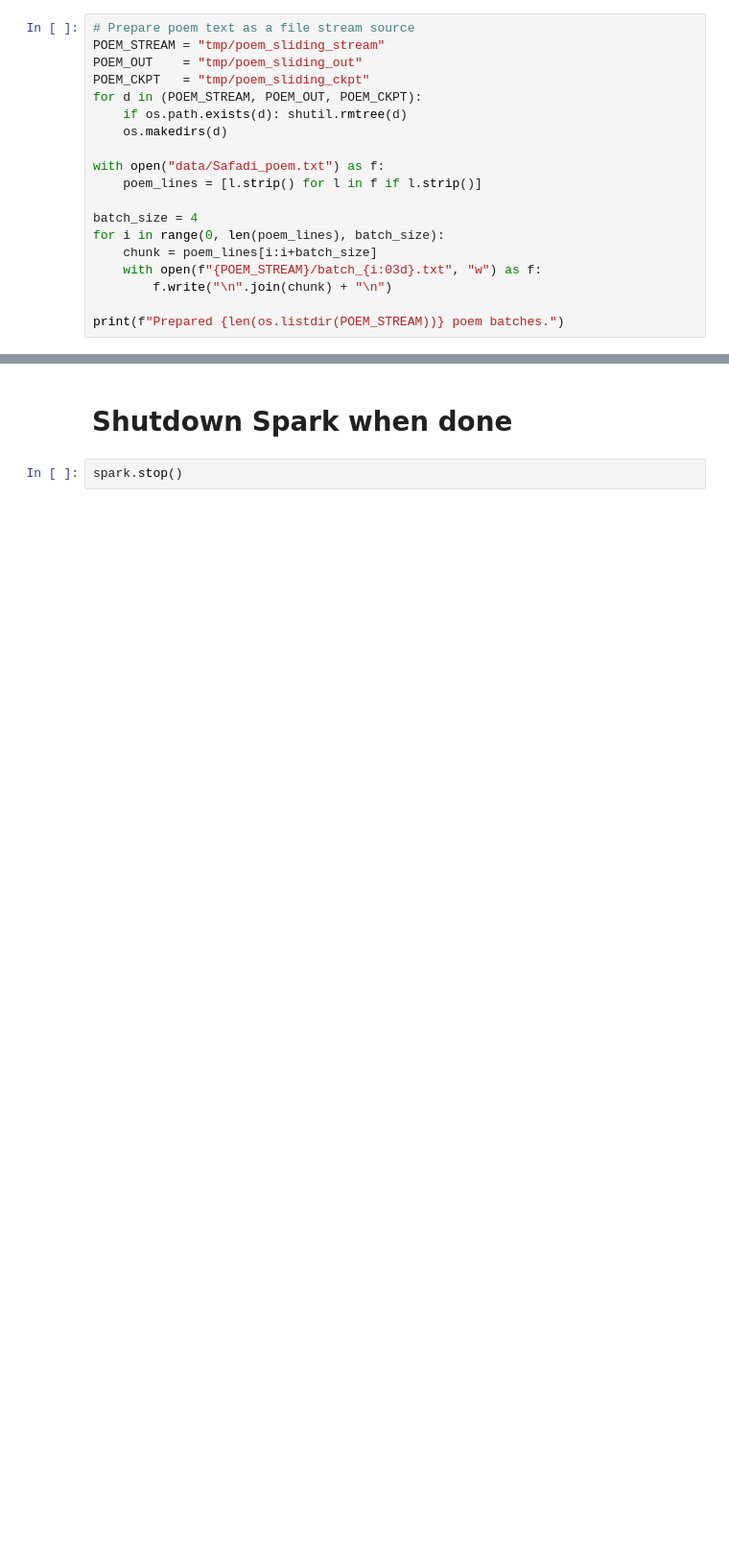
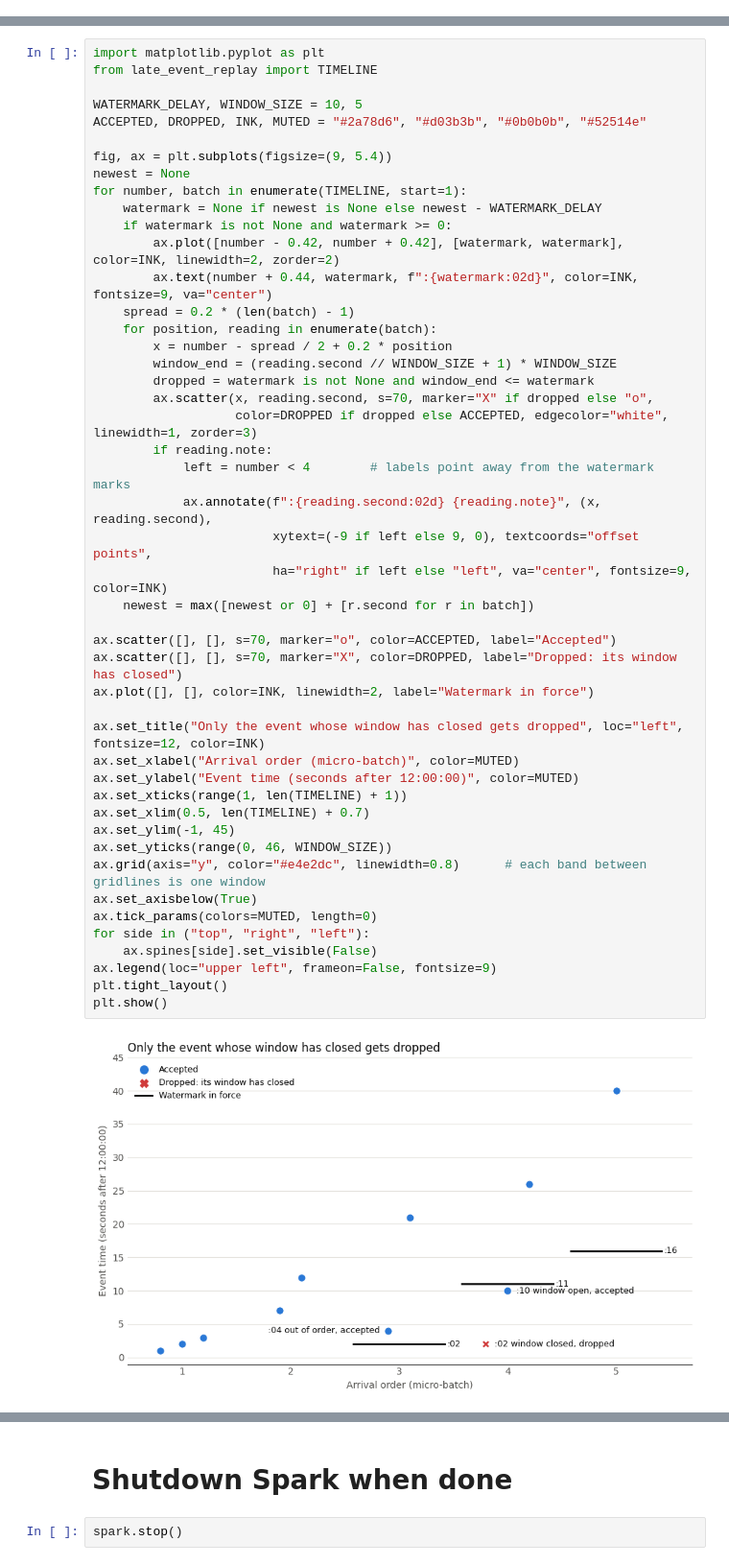
Before and after one commit to hanisaf/data-engineering-preparation, a Jupyter notebook: session-22-spark-event-time-windows-watermarks-preparation.ipynb, the cells around one changed output, grey strips where cells are left out. Shown at 96% size. Saved outputs shown, nothing was run; the diff lists cells and outputs as text; blank space fills up the shorter version.

```diff
--- a/session-22-spark-event-time-windows-watermarks-preparation.ipynb
+++ b/session-22-spark-event-time-windows-watermarks-preparation.ipynb
@@ -204,19 +0,0 @@ Here we count words per 10-second sliding window, recalculated every 5 seconds.
-# %%
-# Prepare poem text as a file stream source
-POEM_STREAM = "tmp/poem_sliding_stream"
-POEM_OUT    = "tmp/poem_sliding_out"
-POEM_CKPT   = "tmp/poem_sliding_ckpt"
-for d in (POEM_STREAM, POEM_OUT, POEM_CKPT):
-    if os.path.exists(d): shutil.rmtree(d)
-    os.makedirs(d)
-
-with open("data/Safadi_poem.txt") as f:
-    poem_lines = [l.strip() for l in f if l.strip()]
-
-batch_size = 4
-for i in range(0, len(poem_lines), batch_size):
-    chunk = poem_lines[i:i+batch_size]
-    with open(f"{POEM_STREAM}/batch_{i:03d}.txt", "w") as f:
-        f.write("\n".join(chunk) + "\n")
-
-print(f"Prepared {len(os.listdir(POEM_STREAM))} poem batches.")
@@ -370,0 +782,49 @@ Final windowed output (late events beyond watermark were dropped):
+# %%
+import matplotlib.pyplot as plt
+from late_event_replay import TIMELINE
+
+WATERMARK_DELAY, WINDOW_SIZE = 10, 5
+ACCEPTED, DROPPED, INK, MUTED = "#2a78d6", "#d03b3b", "#0b0b0b", "#52514e"
+
+fig, ax = plt.subplots(figsize=(9, 5.4))
+newest = None
+for number, batch in enumerate(TIMELINE, start=1):
+    watermark = None if newest is None else newest - WATERMARK_DELAY
+    if watermark is not None and watermark >= 0:
+        ax.plot([number - 0.42, number + 0.42], [watermark, watermark], color=INK, linewidth=2, zorder=2)
+        ax.text(number + 0.44, watermark, f":{watermark:02d}", color=INK, fontsize=9, va="center")
+    spread = 0.2 * (len(batch) - 1)
+    for position, reading in enumerate(batch):
+        x = number - spread / 2 + 0.2 * position
+        window_end = (reading.second // WINDOW_SIZE + 1) * WINDOW_SIZE
+        dropped = watermark is not None and window_end <= watermark
+        ax.scatter(x, reading.second, s=70, marker="X" if dropped else "o",
+                   color=DROPPED if dropped else ACCEPTED, edgecolor="white", linewidth=1, zorder=3)
+        if reading.note:
+            left = number < 4        # labels point away from the watermark marks
+            ax.annotate(f":{reading.second:02d} {reading.note}", (x, reading.second),
+                        xytext=(-9 if left else 9, 0), textcoords="offset points",
+                        ha="right" if left else "left", va="center", fontsize=9, color=INK)
+    newest = max([newest or 0] + [r.second for r in batch])
+
+ax.scatter([], [], s=70, marker="o", color=ACCEPTED, label="Accepted")
+ax.scatter([], [], s=70, marker="X", color=DROPPED, label="Dropped: its window has closed")
+ax.plot([], [], color=INK, linewidth=2, label="Watermark in force")
+
+ax.set_title("Only the event whose window has closed gets dropped", loc="left", fontsize=12, color=INK)
+ax.set_xlabel("Arrival order (micro-batch)", color=MUTED)
+ax.set_ylabel("Event time (seconds after 12:00:00)", color=MUTED)
+ax.set_xticks(range(1, len(TIMELINE) + 1))
+ax.set_xlim(0.5, len(TIMELINE) + 0.7)
+ax.set_ylim(-1, 45)
+ax.set_yticks(range(0, 46, WINDOW_SIZE))
+ax.grid(axis="y", color="#e4e2dc", linewidth=0.8)      # each band between gridlines is one window
+ax.set_axisbelow(True)
+ax.tick_params(colors=MUTED, length=0)
+for side in ("top", "right", "left"):
+    ax.spines[side].set_visible(False)
+ax.legend(loc="upper left", frameon=False, fontsize=9)
+plt.tight_layout()
+plt.show()
+# %% [output]
+[figure, added]
```
Also changed, not shown: parts of 61 cells of this notebook, 6 other files.
